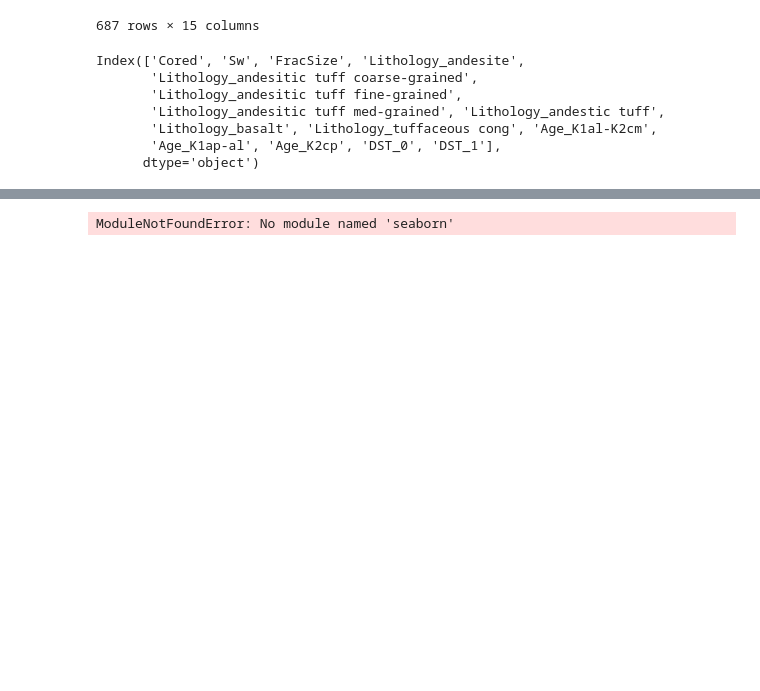
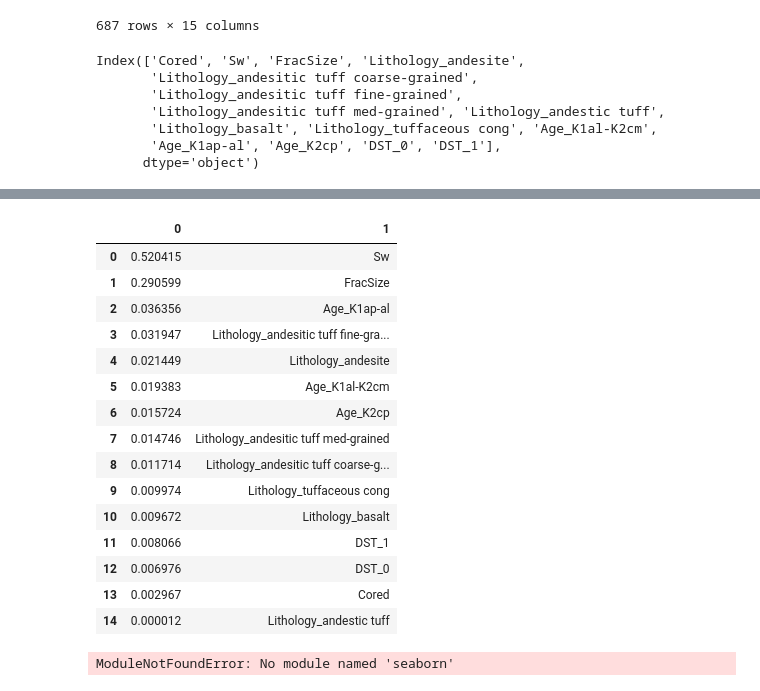
Before and after one commit to Conor134/Final_Project, a Jupyter notebook: Regressor.ipynb, the cells around one changed output, grey strips where cells are left out. Saved outputs shown, nothing was run; the diff lists cells and outputs as text; code cells hidden in the pictures; blank space fills up the shorter version.

```diff
--- a/Regressor.ipynb
+++ b/Regressor.ipynb
@@ -434,0 +458,21 @@ sorted(zip(frac_rf.feature_importances_, fracs_binary_encoded.columns), reverse=
+# %%
+Frac_Forest = pd.DataFrame(sorted(zip(frac_rf.feature_importances_, fracs_binary_encoded.columns), reverse=True))
+
+Frac_Forest
+# %% [output]
+|  | 0 | 1 |
+| 0 | 0.520415 | Sw |
+| 1 | 0.290599 | FracSize |
+| 2 | 0.036356 | Age_K1ap-al |
+| 3 | 0.031947 | Lithology_andesitic tuff fine-gra... |
+| 4 | 0.021449 | Lithology_andesite |
+| 5 | 0.019383 | Age_K1al-K2cm |
+| 6 | 0.015724 | Age_K2cp |
+| 7 | 0.014746 | Lithology_andesitic tuff med-grained |
+| 8 | 0.011714 | Lithology_andesitic tuff coarse-g... |
+| 9 | 0.009974 | Lithology_tuffaceous cong |
+| 10 | 0.009672 | Lithology_basalt |
+| 11 | 0.008066 | DST_1 |
+| 12 | 0.006976 | DST_0 |
+| 13 | 0.002967 | Cored |
+| 14 | 0.000012 | Lithology_andestic tuff |
```
Also changed, not shown: parts of 8 cells of this notebook, 16 other files.
